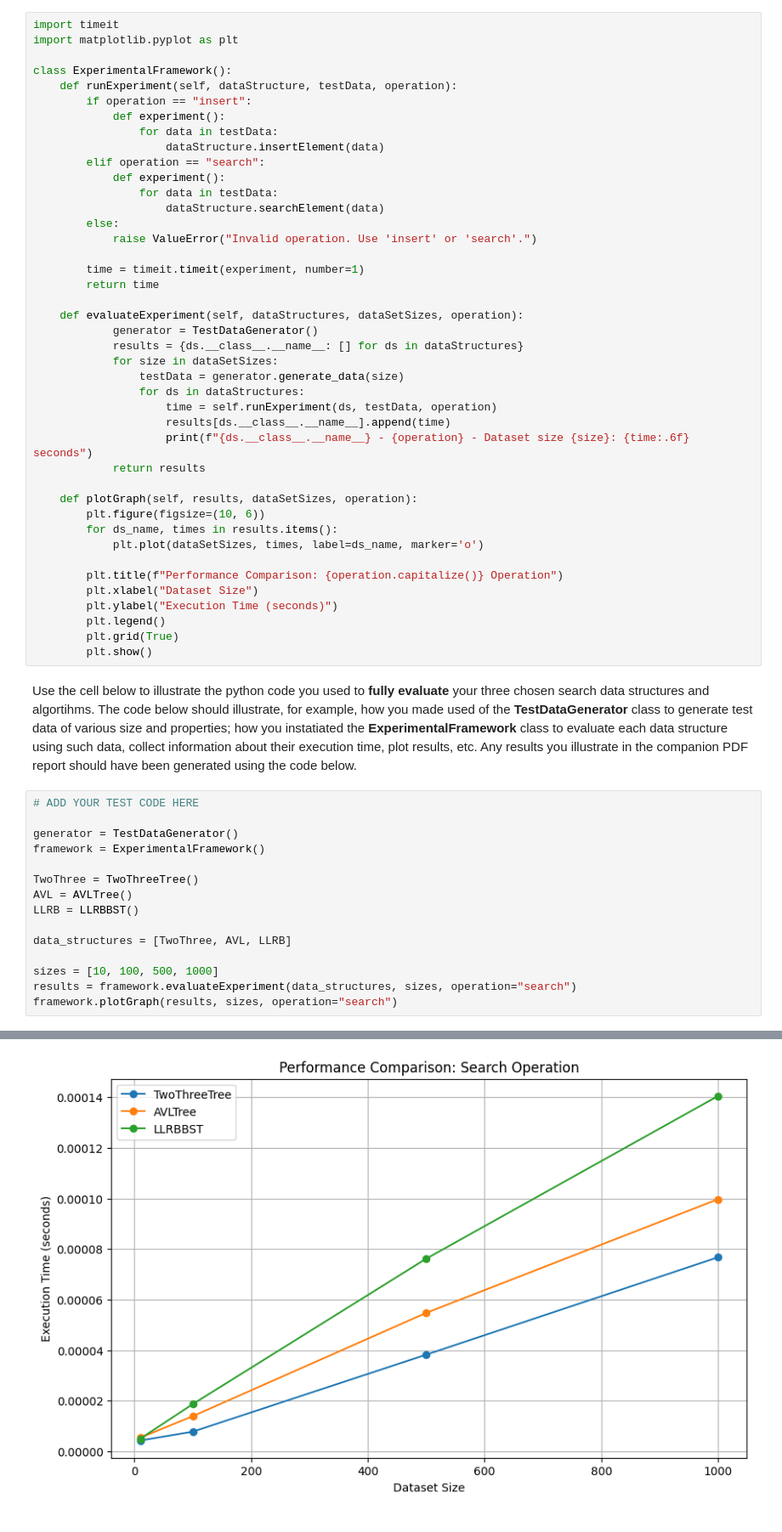
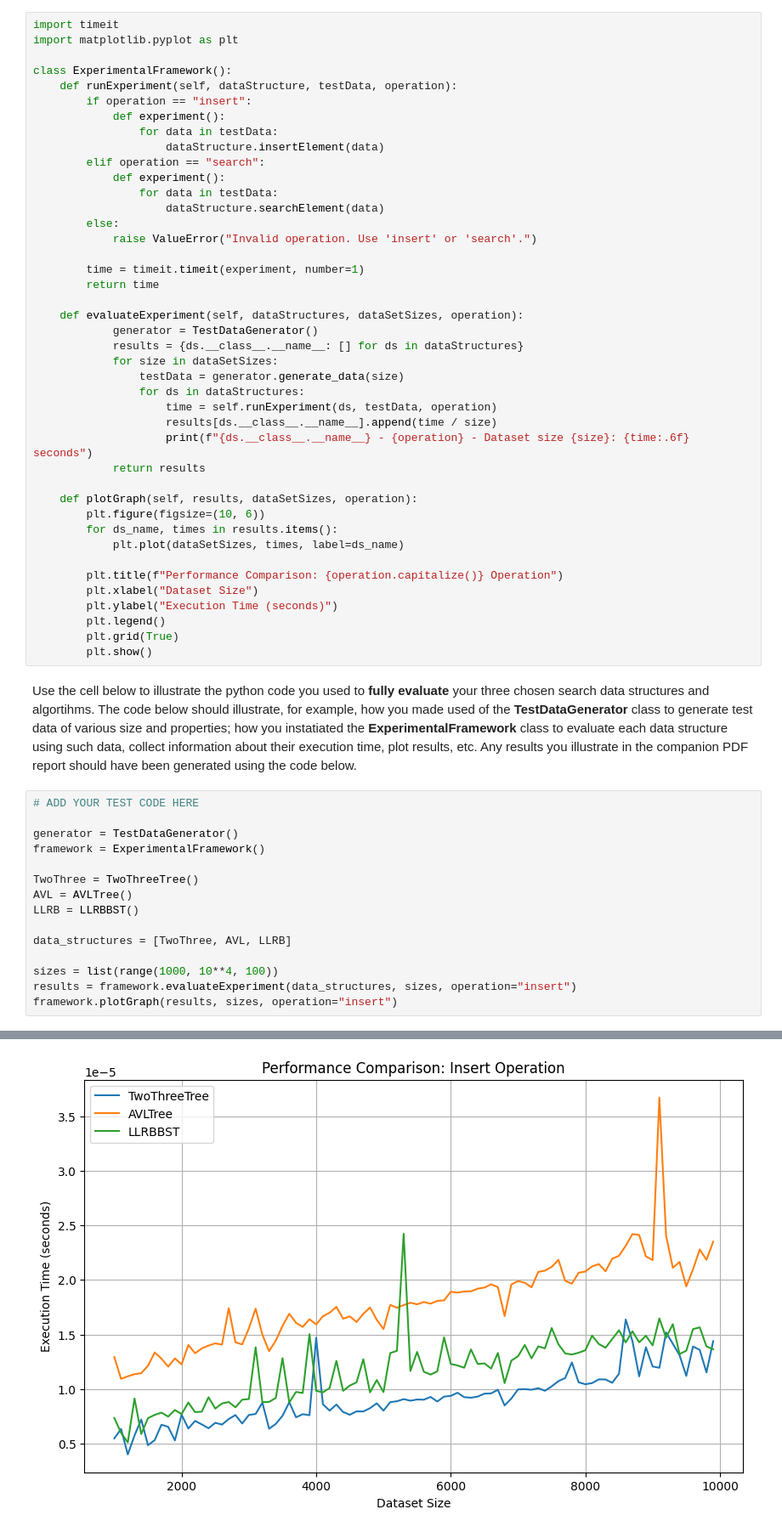
Before and after one commit to Fateh-Aletomeh/Algorithms-Coursework, a Jupyter notebook: grp-017-0005code.ipynb, the cells around one changed output, grey strips where cells are left out. Shown at 85% size. Drawn from its saved outputs; the diff is of its cells as text.

```diff
--- a/grp-017-0005code.ipynb
+++ b/grp-017-0005code.ipynb
@@ -501,14 +501,14 @@ class ExperimentalFramework():
                 testData = generator.generate_data(size)
                 for ds in dataStructures:
                     time = self.runExperiment(ds, testData, operation)
-                    results[ds.__class__.__name__].append(time)
+                    results[ds.__class__.__name__].append(time / size)
                     print(f"{ds.__class__.__name__} - {operation} - Dataset size {size}: {time:.6f} seconds")
             return results
 
     def plotGraph(self, results, dataSetSizes, operation):
         plt.figure(figsize=(10, 6))
         for ds_name, times in results.items():
-            plt.plot(dataSetSizes, times, label=ds_name, marker='o')
+            plt.plot(dataSetSizes, times, label=ds_name)
 
         plt.title(f"Performance Comparison: {operation.capitalize()} Operation")
         plt.xlabel("Dataset Size")
@@ -530,7 +530,7 @@ LLRB = LLRBBST()
 
 data_structures = [TwoThree, AVL, LLRB]
 
-sizes = [10, 100, 500, 1000]
-results = framework.evaluateExperiment(data_structures, sizes, operation="search")
-framework.plotGraph(results, sizes, operation="search")
+sizes = list(range(1000, 10**4, 100))
+results = framework.evaluateExperiment(data_structures, sizes, operation="insert")
+framework.plotGraph(results, sizes, operation="insert")
 # %% [output]
@@ -549 +554 @@ LLRBBST - search - Dataset size 1000: 0.000141 seconds
-[figure, old version]
+[figure, new version]
```
Also changed, not shown: parts of 1 cell of this notebook.
